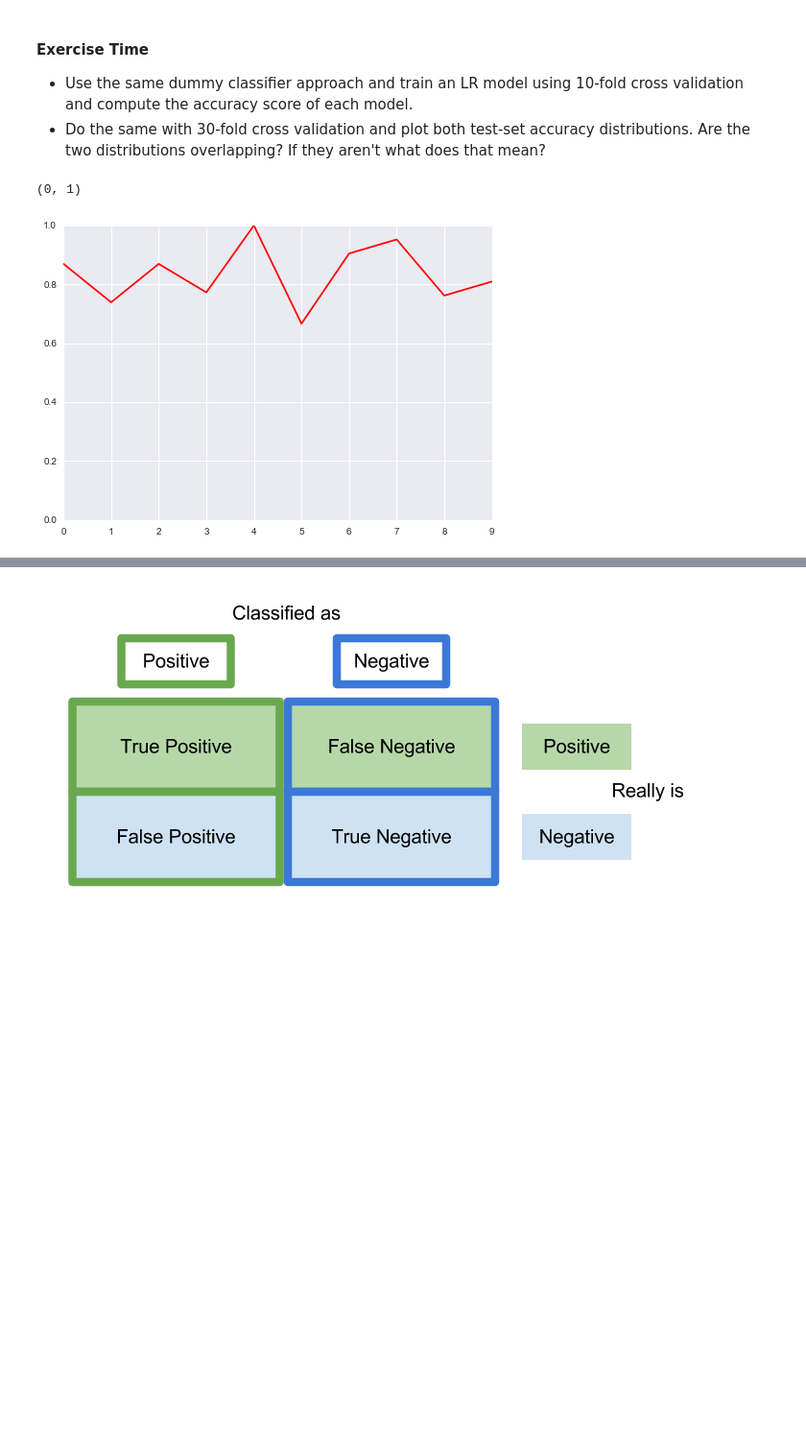
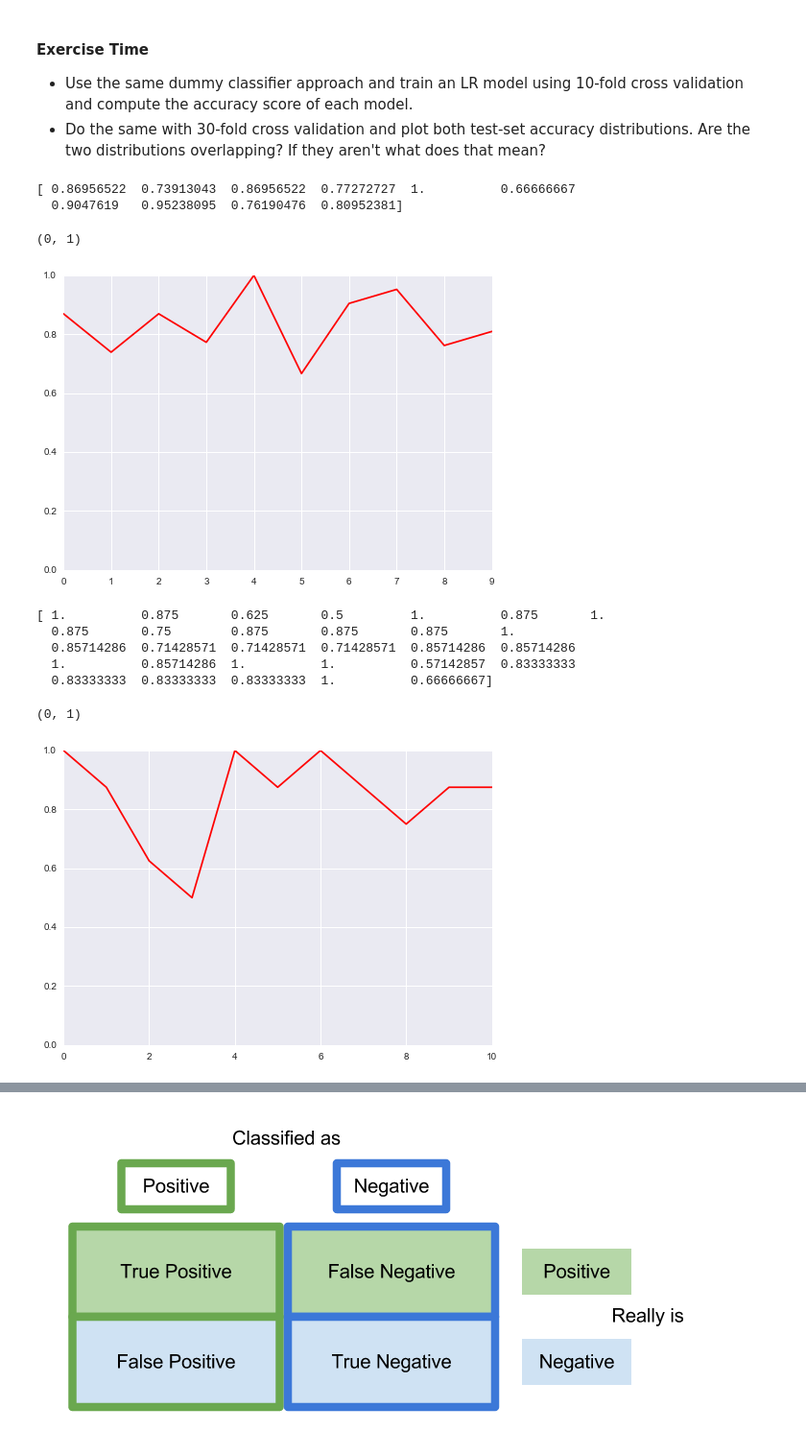
Before and after one commit to markyashar/sf16_ids1, a Jupyter notebook: class_materials/10_advanced_model_evaluation_and_pipelines-Class.ipynb, the cells around one changed output, grey strips where cells are left out. Shown: that part at 96% size. Saved outputs shown, nothing was run; the diff lists cells and outputs as text; code cells hidden in the pictures; blank space fills up the shorter version.

```diff
--- a/class_materials/10_advanced_model_evaluation_and_pipelines-Class.ipynb
+++ b/class_materials/10_advanced_model_evaluation_and_pipelines-Class.ipynb
@@ -101,11 +125,30 @@ Most frequent class dummy classifier test accuracy:  0.709677419355
 import matplotlib.pyplot as plt
 lr = LogisticRegression(C=1e9)   # we build a very basic logistic regression model here
 scores = cross_val_score(lr, X_train,y_train, cv=10)
+print(scores)
 plt.plot(range(10), scores, 'r-')
 plt.ylim([0,1])
 # %% [output]
-(0, 1)
+[ 0.86956522  0.73913043  0.86956522  0.77272727  1.          0.66666667
+  0.9047619   0.95238095  0.76190476  0.80952381]
+(0, 1)
 [figure]
+# %%
+lr_cv30 = LogisticRegression(C=1e9)   # we build a very basic logistic regression model here
+scores_cv30 = cross_val_score(lr_cv30, X_train,y_train, cv=30)
+print(scores_cv30)
+plt.plot(range(30), scores_cv30, 'r-')
+plt.xlim([0,10])
+plt.ylim([0,1])
+# Yes, these 2 distributions seem to be overlapping
+# %% [output]
+[ 1.          0.875       0.625       0.5         1.          0.875       1.
+  0.875       0.75        0.875       0.875       0.875       1.
+  0.85714286  0.71428571  0.71428571  0.71428571  0.85714286  0.85714286
+  1.          0.85714286  1.          1.          0.57142857  0.83333333
+  0.83333333  0.83333333  0.83333333  1.          0.66666667]
+(0, 1)
+[figure, added]
 # %% [markdown]
 ### Confusion Matrix
 
```
Also changed, not shown: parts of 33 cells of this notebook.
